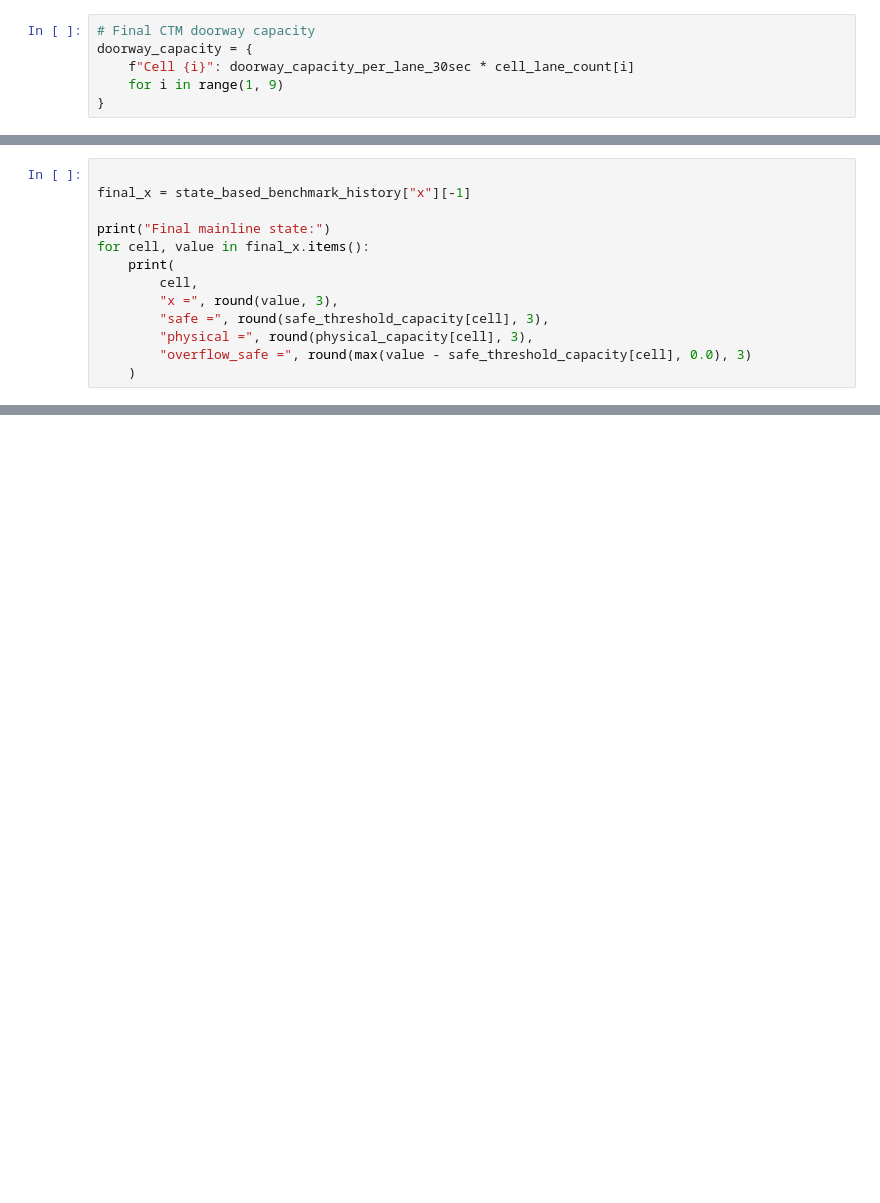
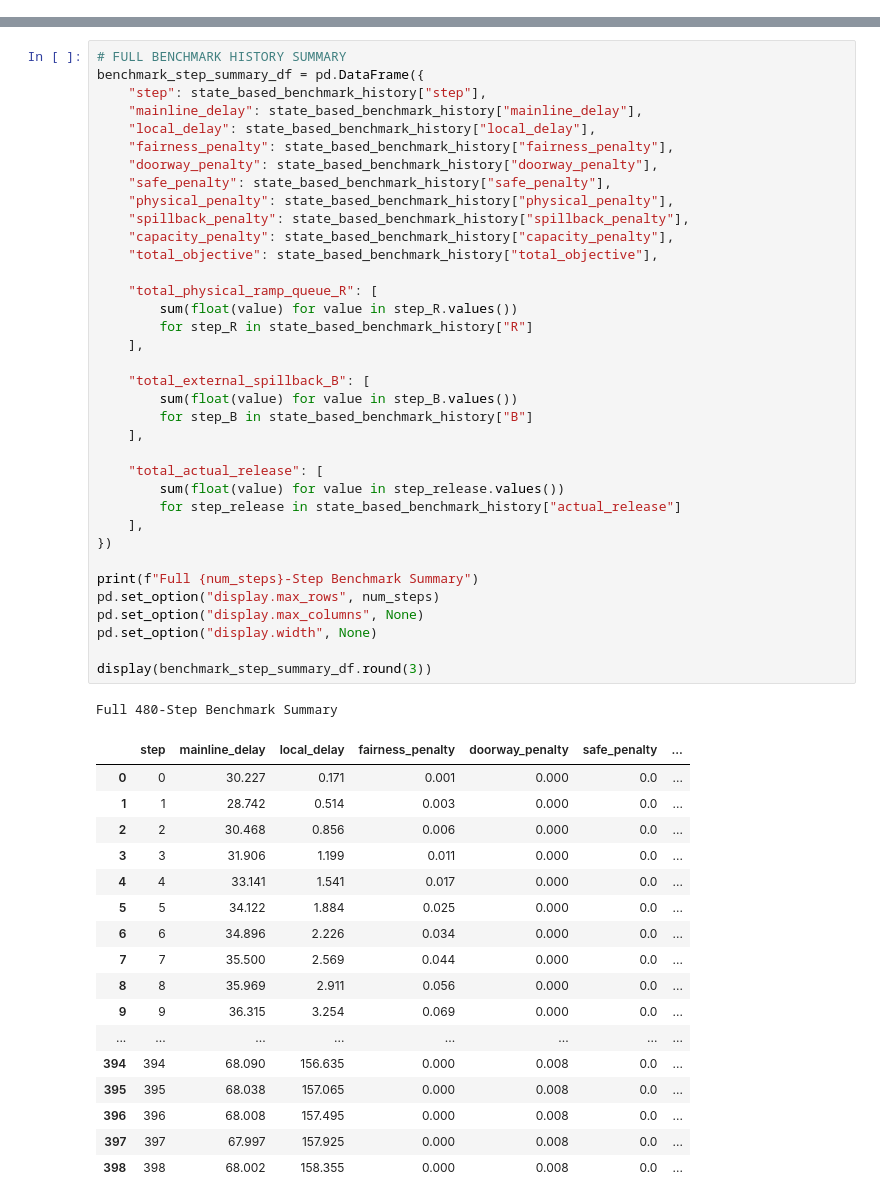
Before and after one commit to IsaacHusaiin/ADMM-Highway-Delay-Control, a Jupyter notebook: Benchmark_calculation.ipynb, the cells around one changed output, grey strips where cells are left out. Cells and saved outputs as stored; diff of their text form; blank space fills up the shorter version.

```diff
--- a/Benchmark_calculation.ipynb
+++ b/Benchmark_calculation.ipynb
@@ -2341,6 +0,0 @@ cell_lane_count = {
-# %%
-# Final CTM doorway capacity
-doorway_capacity = {
-    f"Cell {i}": doorway_capacity_per_lane_30sec * cell_lane_count[i]
-    for i in range(1, 9)
-}
@@ -5923,13 +0,0 @@ PASS: shared_benchmark_inputs.pkl was freshly exported from the current benchmar
-# %%
-
-final_x = state_based_benchmark_history["x"][-1]
-
-print("Final mainline state:")
-for cell, value in final_x.items():
-    print(
-        cell,
-        "x =", round(value, 3),
-        "safe =", round(safe_threshold_capacity[cell], 3),
-        "physical =", round(physical_capacity[cell], 3),
-        "overflow_safe =", round(max(value - safe_threshold_capacity[cell], 0.0), 3)
-    )
@@ -6405,0 +6565,55 @@ PASS: no off-ramp over-drain occurred in the benchmark run.
+# %%
+# FULL BENCHMARK HISTORY SUMMARY
+benchmark_step_summary_df = pd.DataFrame({
+    "step": state_based_benchmark_history["step"],
+    "mainline_delay": state_based_benchmark_history["mainline_delay"],
+    "local_delay": state_based_benchmark_history["local_delay"],
+    "fairness_penalty": state_based_benchmark_history["fairness_penalty"],
+    "doorway_penalty": state_based_benchmark_history["doorway_penalty"],
+    "safe_penalty": state_based_benchmark_history["safe_penalty"],
+    "physical_penalty": state_based_benchmark_history["physical_penalty"],
+    "spillback_penalty": state_based_benchmark_history["spillback_penalty"],
+    "capacity_penalty": state_based_benchmark_history["capacity_penalty"],
+    "total_objective": state_based_benchmark_history["total_objective"],
+
+    "total_physical_ramp_queue_R": [
+        sum(float(value) for value in step_R.values())
+        for step_R in state_based_benchmark_history["R"]
+    ],
+
+    "total_external_spillback_B": [
+        sum(float(value) for value in step_B.values())
+        for step_B in state_based_benchmark_history["B"]
+    ],
+
+    "total_actual_release": [
+        sum(float(value) for value in step_release.values())
+        for step_release in state_based_benchmark_history["actual_release"]
+    ],
+})
+
+print(f"Full {num_steps}-Step Benchmark Summary")
+pd.set_option("display.max_rows", num_steps)
+pd.set_option("display.max_columns", None)
+pd.set_option("display.width", None)
+
+display(benchmark_step_summary_df.round(3))
+# %% [output]
+Full 480-Step Benchmark Summary
+|  | step | mainline_delay | local_delay | fairness_penalty | doorway_penalty | safe_penalty | ... |
+| 0 | 0 | 30.227 | 0.171 | 0.001 | 0.000 | 0.0 | ... |
+| 1 | 1 | 28.742 | 0.514 | 0.003 | 0.000 | 0.0 | ... |
+| 2 | 2 | 30.468 | 0.856 | 0.006 | 0.000 | 0.0 | ... |
+| 3 | 3 | 31.906 | 1.199 | 0.011 | 0.000 | 0.0 | ... |
+| 4 | 4 | 33.141 | 1.541 | 0.017 | 0.000 | 0.0 | ... |
+| 5 | 5 | 34.122 | 1.884 | 0.025 | 0.000 | 0.0 | ... |
+| 6 | 6 | 34.896 | 2.226 | 0.034 | 0.000 | 0.0 | ... |
+| 7 | 7 | 35.500 | 2.569 | 0.044 | 0.000 | 0.0 | ... |
+| 8 | 8 | 35.969 | 2.911 | 0.056 | 0.000 | 0.0 | ... |
+| 9 | 9 | 36.315 | 3.254 | 0.069 | 0.000 | 0.0 | ... |
+| ... | ... | ... | ... | ... | ... | ... | ... |
+| 394 | 394 | 68.090 | 156.635 | 0.000 | 0.008 | 0.0 | ... |
+| 395 | 395 | 68.038 | 157.065 | 0.000 | 0.008 | 0.0 | ... |
+| 396 | 396 | 68.008 | 157.495 | 0.000 | 0.008 | 0.0 | ... |
+| 397 | 397 | 67.997 | 157.925 | 0.000 | 0.008 | 0.0 | ... |
+| 398 | 398 | 68.002 | 158.355 | 0.000 | 0.008 | 0.0 | ... |
```
Also changed, not shown: parts of 121 cells of this notebook.
